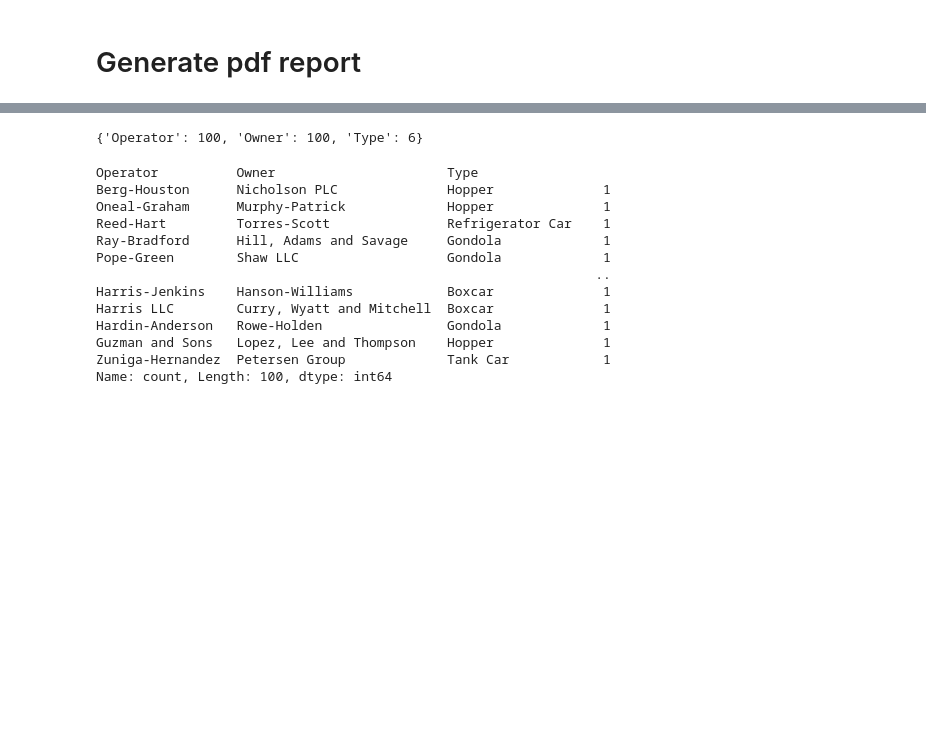
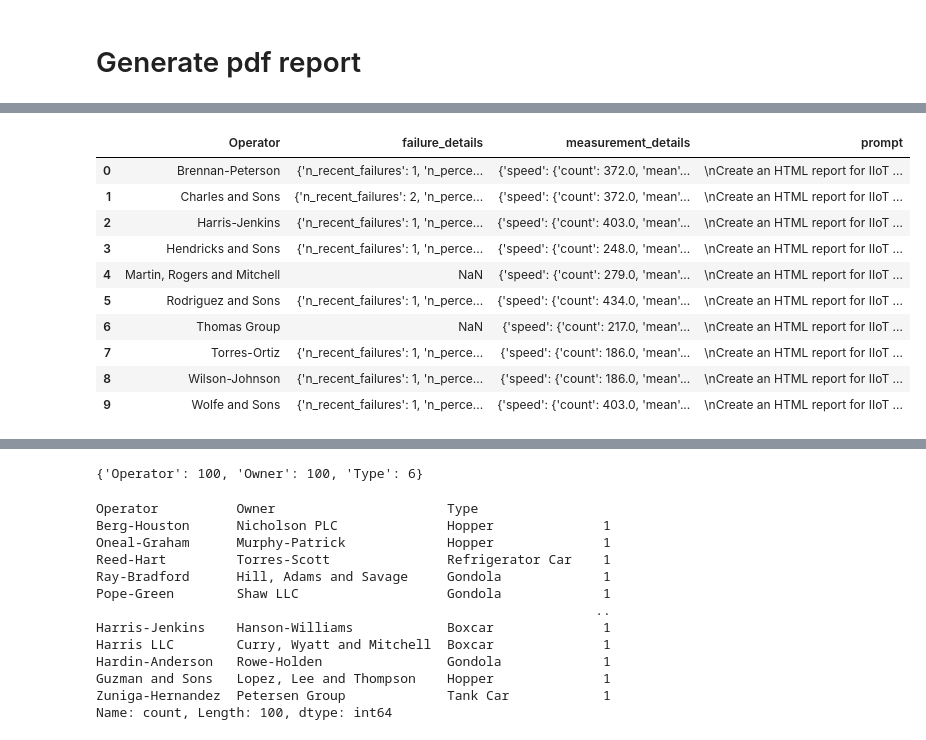
Before and after one commit to squirrel376/neuraltwin, a Jupyter notebook: src/classification/agent.ipynb, the cells around one changed output, grey strips where cells are left out. Saved outputs shown, nothing was run; the diff lists cells and outputs as text; code cells hidden in the pictures; blank space fills up the shorter version.

```diff
--- a/src/classification/agent.ipynb
+++ b/src/classification/agent.ipynb
@@ -251,0 +299,29 @@ metadata
+# %%
+pdf_report_receiver = "Operator"
+# %%
+enriched_recent_failures = recent_failures.merge(metadata, on="id", how="left")
+enriched_recent_failures
+
+def generate_failure_json_summary_for_report(df: pd.DataFrame) -> dict:
+    summary = {
+        "n_recent_failures": len(df),
+        "n_percentage_failed": (len(df) / df["id"].nunique()) * 100 if df["id"].nunique() > 0 else 0,
+        "n_failures_by_type": df["failure_type"].value_counts().to_dict() if "failure_type" in df.columns else {},
+        "failure_ids": df["id"].tolist(),
+        "failure_details": df.to_dict(orient="records")
+    }
+    return summary
+
+failure_details_for_report = (
+    enriched_recent_failures
+    .groupby(pdf_report_receiver)
+    .apply(generate_failure_json_summary_for_report)
+)
+# %%
+enriched_recent_measurements = recent_measurements.merge(metadata, on="id", how="left")
+measurement_details_for_report = (
+    enriched_recent_measurements
+    .groupby(pdf_report_receiver)
+    .apply(lambda df: df.describe().to_dict())
+)
+measurement_details_for_report
@@ -251,0 +341,9 @@ metadata
+# %%
+details_for_report = pd.DataFrame(
+    {
+        "failure_details": failure_details_for_report,
+        "measurement_details": measurement_details_for_report
+    }
+)
+details_for_report.reset_index(inplace=True)
+details_for_report
@@ -251,0 +362,19 @@ metadata
+# %%
+details_for_report["prompt"] = details_for_report.apply(lambda row: f"""
+Create an HTML report for IIoT sensor data and failures for {row[pdf_report_receiver]} with three sections. In a first section, provide a written a summary of the most important overall details using only text. In a second section, provide a summary paragraph and a table for details on failures. In the third section, summarize measurements details first in a written paragraph and then in a table. Make sure the report looks professional when subsequently transformed into a pdf with fpdf2. Also, don't include anything unnecessary like descriptions of how you have created the report or newline symbols. Here is the json summary of the recent data:
+- Failure Details: {row['failure_details']}
+- Measurement Details: {row['measurement_details']}
+""", axis=1)
+details_for_report
+# %% [output]
+|  | Operator | failure_details | measurement_details | prompt |
+| 0 | Brennan-Peterson | {'n_recent_failures': 1, 'n_perce... | {'speed': {'count': 372.0, 'mean'... | \nCreate an HTML report for IIoT ... |
+| 1 | Charles and Sons | {'n_recent_failures': 2, 'n_perce... | {'speed': {'count': 372.0, 'mean'... | \nCreate an HTML report for IIoT ... |
+| 2 | Harris-Jenkins | {'n_recent_failures': 1, 'n_perce... | {'speed': {'count': 403.0, 'mean'... | \nCreate an HTML report for IIoT ... |
+| 3 | Hendricks and Sons | {'n_recent_failures': 1, 'n_perce... | {'speed': {'count': 248.0, 'mean'... | \nCreate an HTML report for IIoT ... |
+| 4 | Martin, Rogers and Mitchell | NaN | {'speed': {'count': 279.0, 'mean'... | \nCreate an HTML report for IIoT ... |
+| 5 | Rodriguez and Sons | {'n_recent_failures': 1, 'n_perce... | {'speed': {'count': 434.0, 'mean'... | \nCreate an HTML report for IIoT ... |
+| 6 | Thomas Group | NaN | {'speed': {'count': 217.0, 'mean'... | \nCreate an HTML report for IIoT ... |
+| 7 | Torres-Ortiz | {'n_recent_failures': 1, 'n_perce... | {'speed': {'count': 186.0, 'mean'... | \nCreate an HTML report for IIoT ... |
+| 8 | Wilson-Johnson | {'n_recent_failures': 1, 'n_perce... | {'speed': {'count': 186.0, 'mean'... | \nCreate an HTML report for IIoT ... |
+| 9 | Wolfe and Sons | {'n_recent_failures': 1, 'n_perce... | {'speed': {'count': 403.0, 'mean'... | \nCreate an HTML report for IIoT ... |
```
Also changed, not shown: parts of 28 cells of this notebook, 1 other file.
